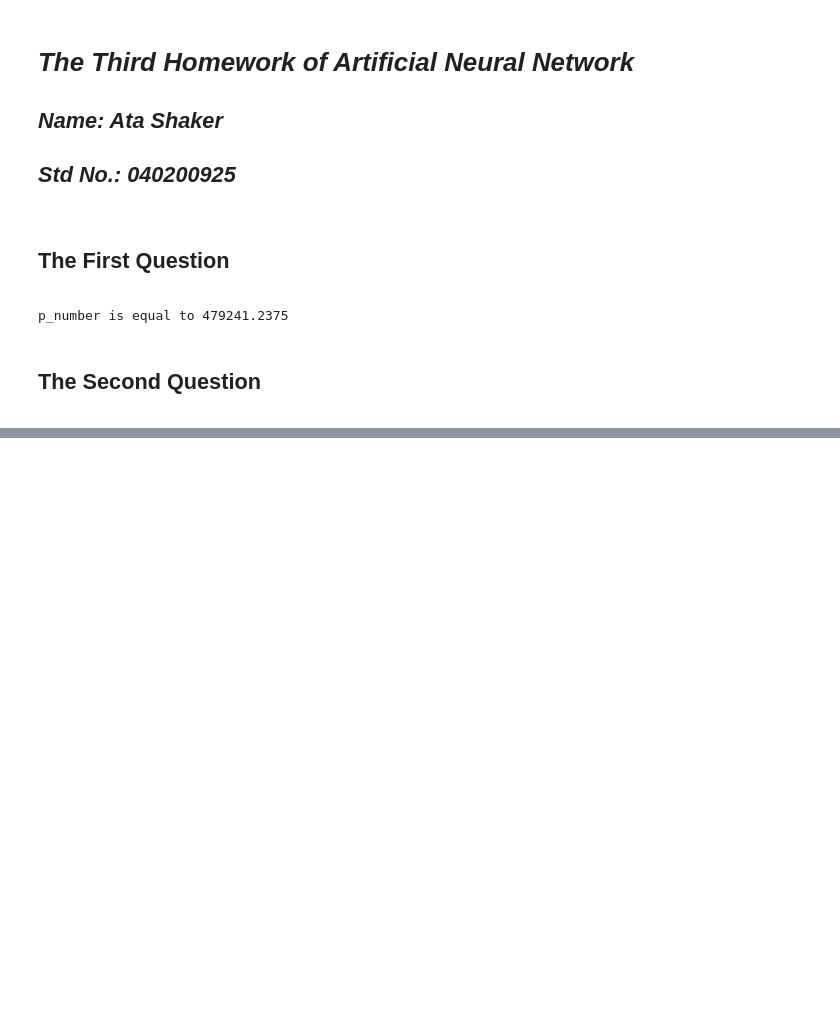
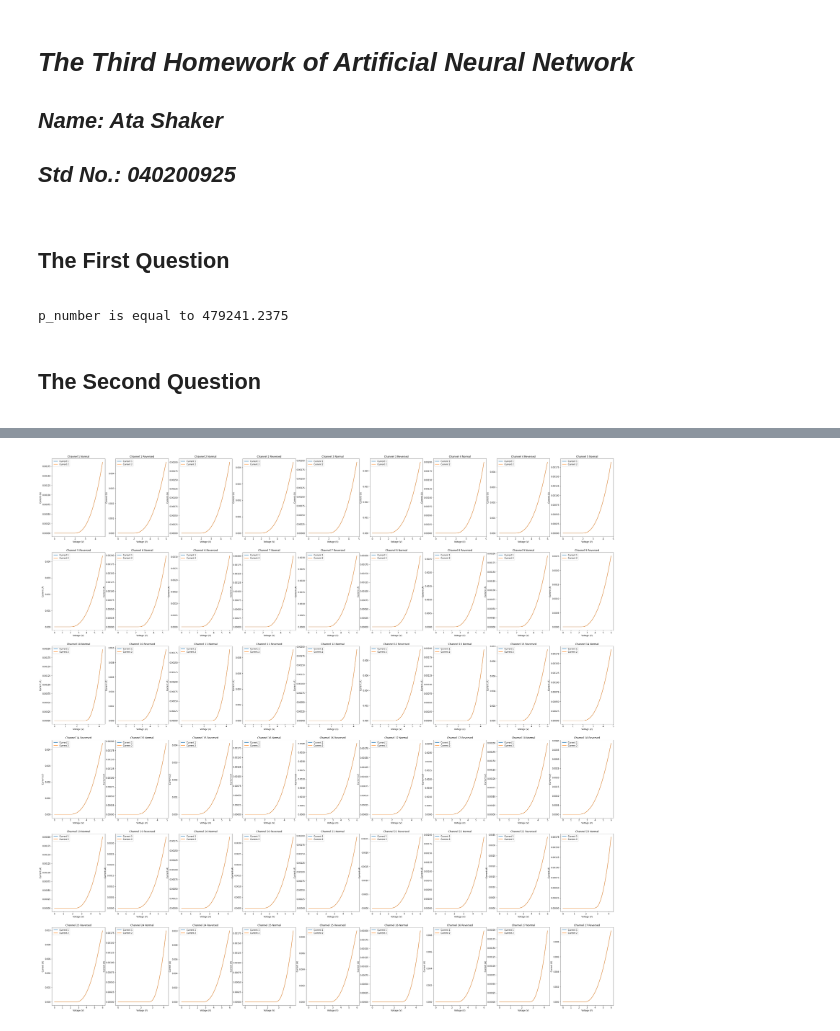
Before and after one commit to Ata-Shaker/Assignments-3rd-Semester-ITU, a Jupyter notebook: Artificial_Neural_Network_3rd_Assignment.ipynb, the cells around one changed output, grey strips where cells are left out. Saved outputs shown, nothing was run; the diff lists cells and outputs as text; code cells hidden in the pictures; blank space fills up the shorter version.

```diff
--- a/Artificial_Neural_Network_3rd_Assignment.ipynb
+++ b/Artificial_Neural_Network_3rd_Assignment.ipynb
@@ -55,0 +44,25 @@ lines_list
+# %%
+cols_0 = list(zip(repeat(f'Channel 0 Normal'), ['Voltage', 'Current 1', 'Current 2'])) # Dummy column names for our dataframe
+df = pd.DataFrame({cols_0[0]: np.zeros((61)),cols_0[1]: np.zeros((61)), cols_0[2]: np.zeros((61))}) # Dummy data (61 zeros) for dataframe
+channel_number = 1
+
+for index, lst in enumerate(lines_list):
+    if lst[0] == f'Voltage Sweep Channel {channel_number}':
+        cols = list(zip(repeat(f'Channel {channel_number} Normal'), ['Voltage', 'Current 1', 'Current 2'])) # Columns for temp_df
+        temp_df = pd.DataFrame({cols[0]: sorted(lst[1:]), cols[1]: sorted(lines_list[index + 1][1:]), cols[2]: sorted(lines_list[index + 1][1:])})
+        # Creating temp_df which includes the normal voltae, normal current 1, and normal currnet 2 belonging to Nth channel
+        df = df.merge(temp_df, right_index = True, left_index = True, how = 'outer') # Merging temp_df with df equals appending an element to a list
+
+    # Identical operations are carreied out for reverse part as they were for Normal part of each channel.
+    elif lst[0] == f'Voltage Sweep Reversed Channel {channel_number}':
+        cols = list(zip(repeat(f'Channel {channel_number} Reversed'), ['Voltage', 'Current 1', 'Current 2']))
+        temp_df = pd.DataFrame({cols[0]: sorted(lst[1:]), cols[1]: sorted(lines_list[index + 1][1:]), cols[2]: sorted(lines_list[index + 1][1:])})
+        df = df.merge(temp_df, right_index = True, left_index = True, how = 'outer')
+
+        channel_number = channel_number + 1 if channel_number < 28 else channel_number # Updating channel_number
+
+    if channel_number == 28: # Breaking after extracting the first measurement of the 27 channels
+        break
+
+df = df.drop('Channel 0 Normal', axis = 1) # Dropping the dummy part which was created at the very beginning
+df
@@ -55,0 +84,15 @@ lines_list
+# %%
+columns_list = list(df.columns)
+plt.figure(figsize= (50, 50)) # Creating a figure with 50*50 inches
+for index, tupl in enumerate(columns_list):
+    if index % 3 == 0:
+        plt.subplot(6, 9, index//3 + 1) # Creating a 9 by 6 grid for 54 graphs
+        plt.plot(df[tupl], df[columns_list[index+1]], df[tupl], df[columns_list[index+2]])
+        plt.title(tupl[0]) # Adding title
+        plt.legend(['Current 1', 'Current 2']) # Adding legend
+        plt.xlabel('Voltage (V)') # Labeling x-axis
+        plt.ylabel('Current (A)') # labeling y-axis
+
+plt.savefig('I-V Degradation Graphs.pdf') # Saving the graph as a PDF file
+# %% [output]
+[figure, added]
```
Also changed, not shown: parts of 5 cells of this notebook, 1 other file.
